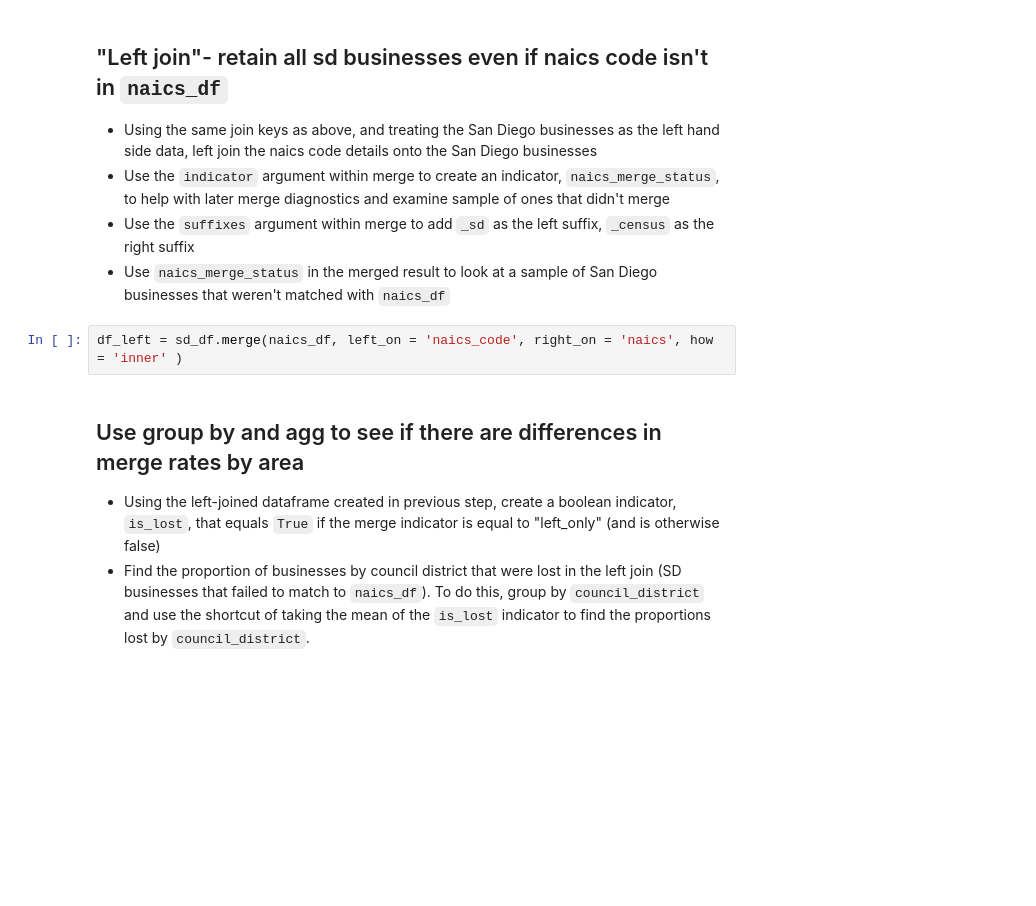
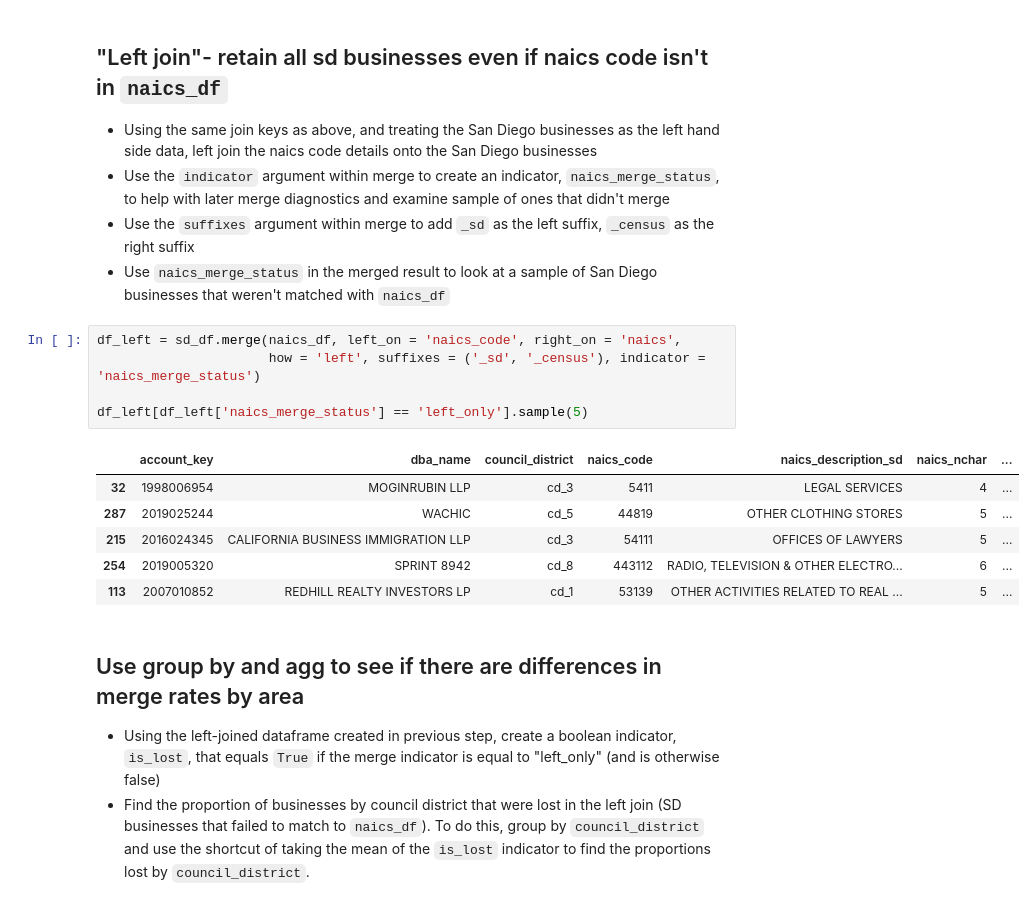
Before and after one commit to mingyuezha/QSS20_F24, a Jupyter notebook: my_work/activities/03_merging_exact_blank.ipynb, the cells around one changed output. Saved outputs shown, nothing was run; the diff lists cells and outputs as text; blank space fills up the shorter version.

```diff
--- a/my_work/activities/03_merging_exact_blank.ipynb
+++ b/my_work/activities/03_merging_exact_blank.ipynb
@@ -92,7 +91,17 @@ df
 - Use the `suffixes` argument within merge to add `_sd` as the left suffix, `_census` as the right suffix
 - Use `naics_merge_status` in the merged result to look at a sample of San Diego businesses that weren't matched with `naics_df`
 # %%
-df_left = sd_df.merge(naics_df, left_on = 'naics_code', right_on = 'naics', how = 'inner' )
+df_left = sd_df.merge(naics_df, left_on = 'naics_code', right_on = 'naics',
+                      how = 'left', suffixes = ('_sd', '_census'), indicator = 'naics_merge_status')
+
+df_left[df_left['naics_merge_status'] == 'left_only'].sample(5)
+# %% [output]
+|  | account_key | dba_name | council_district | naics_code | naics_description_sd | naics_nchar | ... |
+| 32 | 1998006954 | MOGINRUBIN LLP | cd_3 | 5411 | LEGAL SERVICES | 4 | ... |
+| 287 | 2019025244 | WACHIC | cd_5 | 44819 | OTHER CLOTHING STORES | 5 | ... |
+| 215 | 2016024345 | CALIFORNIA BUSINESS IMMIGRATION LLP | cd_3 | 54111 | OFFICES OF LAWYERS | 5 | ... |
+| 254 | 2019005320 | SPRINT 8942 | cd_8 | 443112 | RADIO, TELEVISION & OTHER ELECTRO... | 6 | ... |
+| 113 | 2007010852 | REDHILL REALTY INVESTORS LP | cd_1 | 53139 | OTHER ACTIVITIES RELATED TO REAL ... | 5 | ... |
 # %% [markdown]
 ## Use group by and agg to see if there are differences in merge rates by area
 
```
Also changed, not shown: parts of 5 cells of this notebook.
